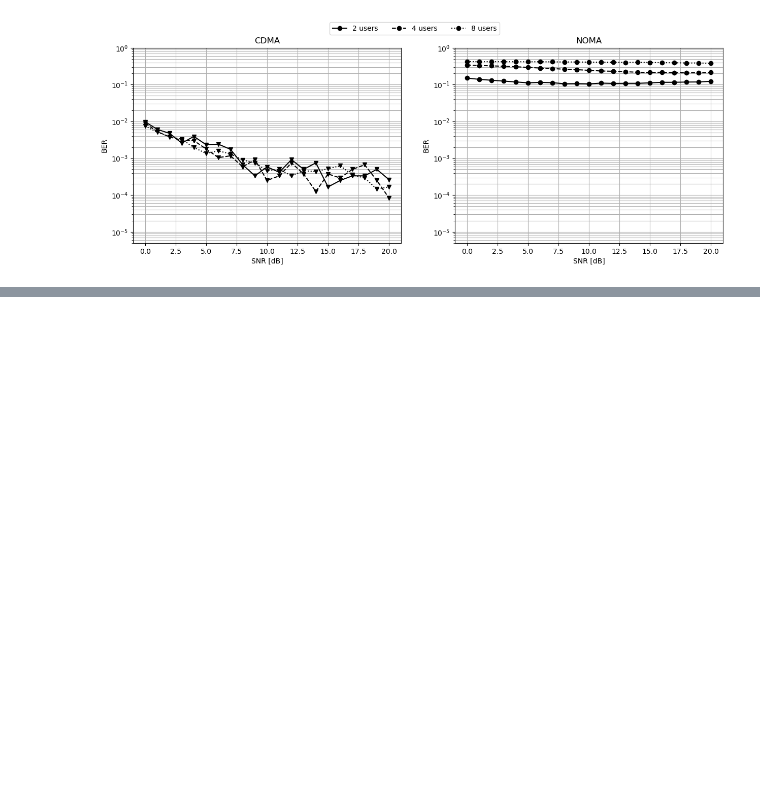
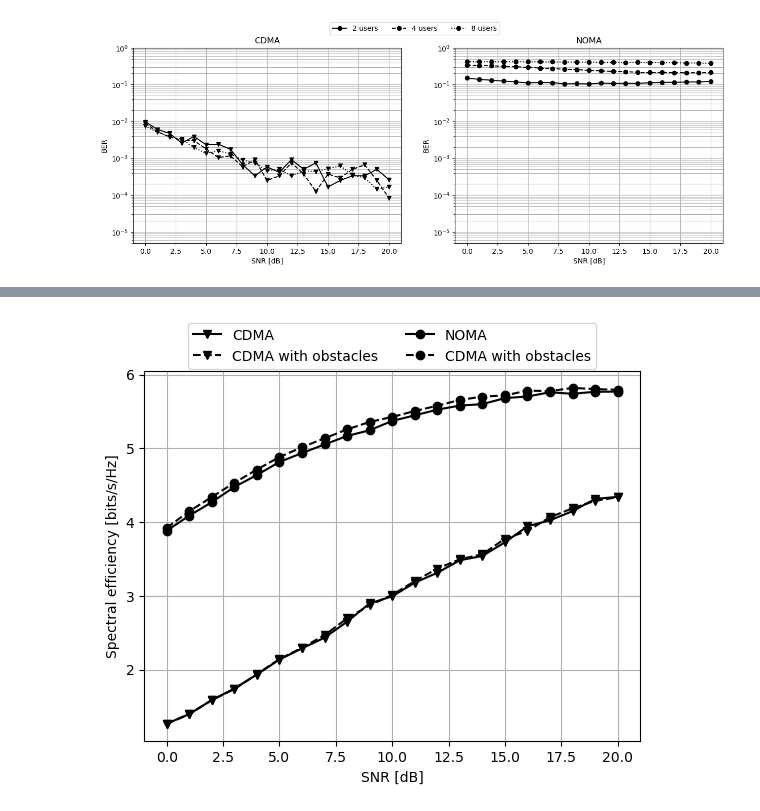
Before and after one commit to BaptisteSambon/LELEC2796-Juju-Baba, a Jupyter notebook: plots.ipynb, the cells around one changed output, grey strips where cells are left out. Saved outputs shown, nothing was run; the diff lists cells and outputs as text; code cells hidden in the pictures; blank space fills up the shorter version.

```diff
--- a/plots.ipynb
+++ b/plots.ipynb
@@ -111,3 +171,28 @@ plt.show()
+# %%
+# Plot spectral efficiency
+
+# Load data
+# CDMA
+spectral_efficiency_cdma = np.load("data/Comparison/CDMA_spectr-eff 2.npy")
+spectral_efficiency_cmda_obstacle = np.load("data/Comparison/CDMA_spectr-eff-obstacles 1.npy")
+# NOMA
+spectral_efficiency_noma = np.load("data/Comparison/NOMA_spectr-eff 1.npy")
+spectral_efficiency_noma_obstacle = np.load("data/Comparison/NOMA_spectr-eff-obstacles 1.npy")
+
+# Plot the data
+plt.figure()
+plt.plot(snr_db, spectral_efficiency_cdma,  "v-", label="CDMA", color="black")
+plt.plot(snr_db, spectral_efficiency_cmda_obstacle,  "v--", label="CDMA with obstacles", color="black")
+plt.plot(snr_db, spectral_efficiency_noma,  "o-", label="NOMA", color="black")
+plt.plot(snr_db, spectral_efficiency_noma_obstacle,  "o--", label="CDMA with obstacles", color="black")
+plt.xlabel("SNR [dB]")
+plt.ylabel("Spectral efficiency [bits/s/Hz]")
+plt.grid(which="both")
+plt.legend(loc="upper center", bbox_to_anchor=(0.5, 1.15), ncol=2)
+plt.savefig("data/Comparison/spectral_efficiency_obst.pdf", format="pdf")
+plt.show()
+# %% [output]
+[figure, added]
 # %%
 # Spectral efficiency as a function of the number of users
 
```
Also changed, not shown: parts of 5 cells of this notebook, 41 other files.
